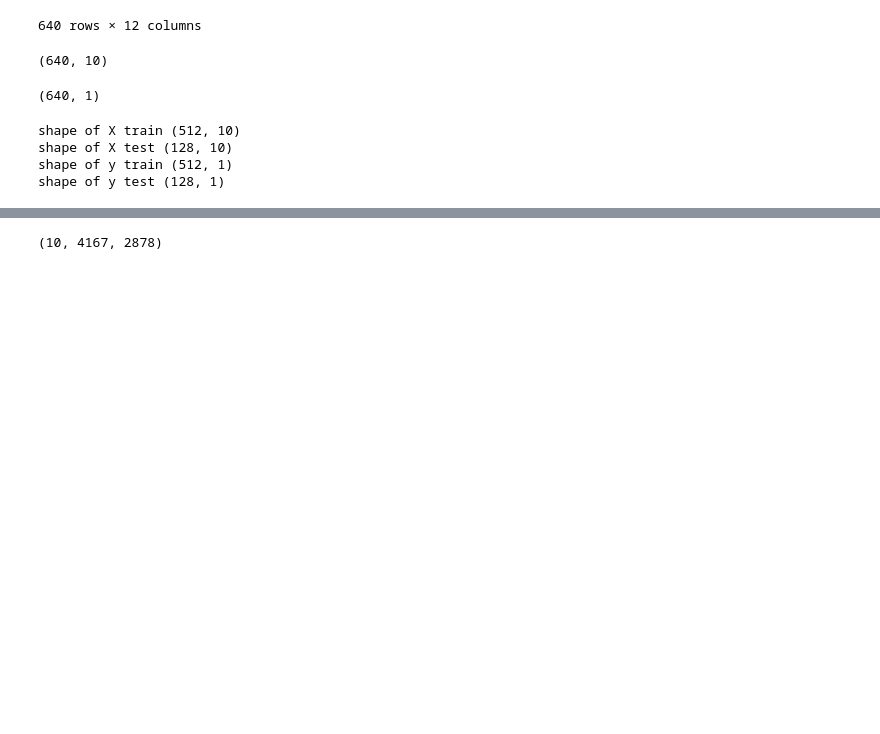
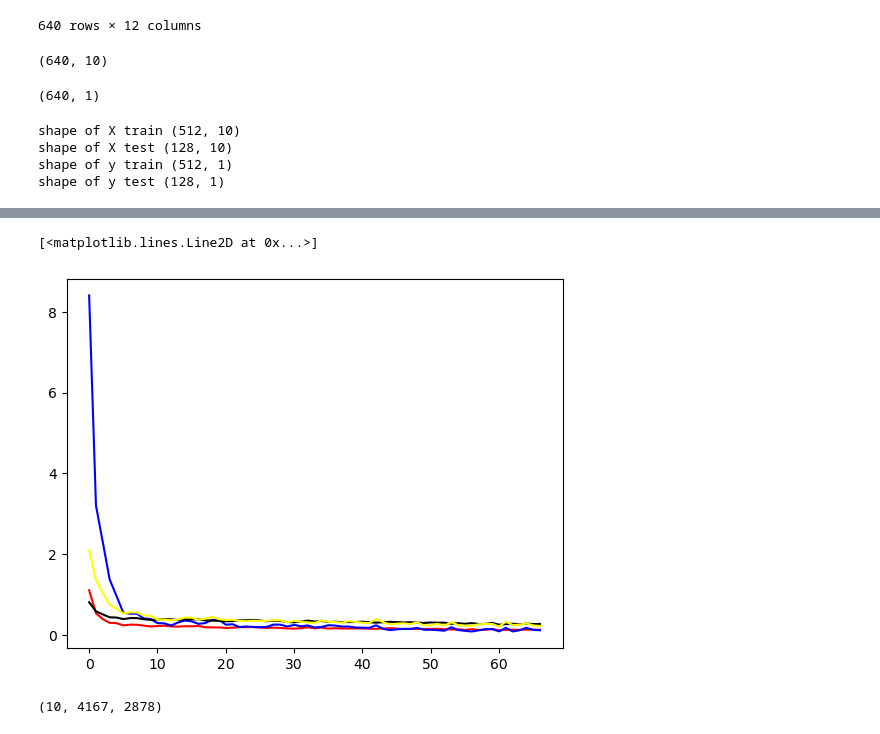
Before and after one commit to khalilgh33/landslide_susceptibility_mapping, a Jupyter notebook: MLandDL.ipynb, the cells around one changed output, grey strips where cells are left out. Cells and saved outputs as stored; diff of their text form; code cells hidden in the pictures; blank space fills up the shorter version.

```diff
--- a/MLandDL.ipynb
+++ b/MLandDL.ipynb
@@ -151,0 +172,26 @@ plt.plot(history.history['val_accuracy'], color='blue')
+# %%
+import tensorflow as tf
+from tensorflow import keras
+
+model_nn = keras.Sequential()
+model_nn.add(keras.layers.Dense(units = 512, activation = 'relu'))
+model_nn.add(keras.layers.BatchNormalization())
+model_nn.add(keras.layers.Dense(units = 128, activation = 'relu'))
+model_nn.add(keras.layers.BatchNormalization())
+model_nn.add(keras.layers.Dense(units = 64, activation = 'relu'))
+model_nn.add(keras.layers.BatchNormalization())
+model_nn.add(keras.layers.Dense(units = 32, activation = 'relu'))
+model_nn.add(keras.layers.BatchNormalization())
+model_nn.add(keras.layers.Dense(units = 1, activation = 'linear'))
+
+optimizer = tf.keras.optimizers.Adam(learning_rate=0.001)
+
+model_nn.compile(optimizer=optimizer, loss='mean_squared_error', metrics=[tf.keras.metrics.MeanAbsoluteError()])
+
+early_stopping = keras.callbacks.EarlyStopping(monitor='val_loss', patience=10, restore_best_weights=True)
+
+history = model_nn.fit(X_train, y_train,
+                       batch_size=5,
+                       epochs=100,
+                       validation_split=0.2,
+                       callbacks=[early_stopping])
@@ -152,3 +216,12 @@ plt.plot(history.history['val_accuracy'], color='blue')
+# %%
+import matplotlib.pyplot as plt
+plt.plot(history.history['loss'], color= 'red')
+plt.plot(history.history['val_loss'], color='blue')
+plt.plot(history.history['mean_absolute_error'], color= 'black')
+plt.plot(history.history['val_mean_absolute_error'], color='yellow')
+# %% [output]
+[<matplotlib.lines.Line2D at 0x...>]
+[figure, added]
 # %%
 import rasterio
 landslide = rasterio.open('landslide_co11.tif')
```
Also changed, not shown: parts of 8 cells of this notebook.
